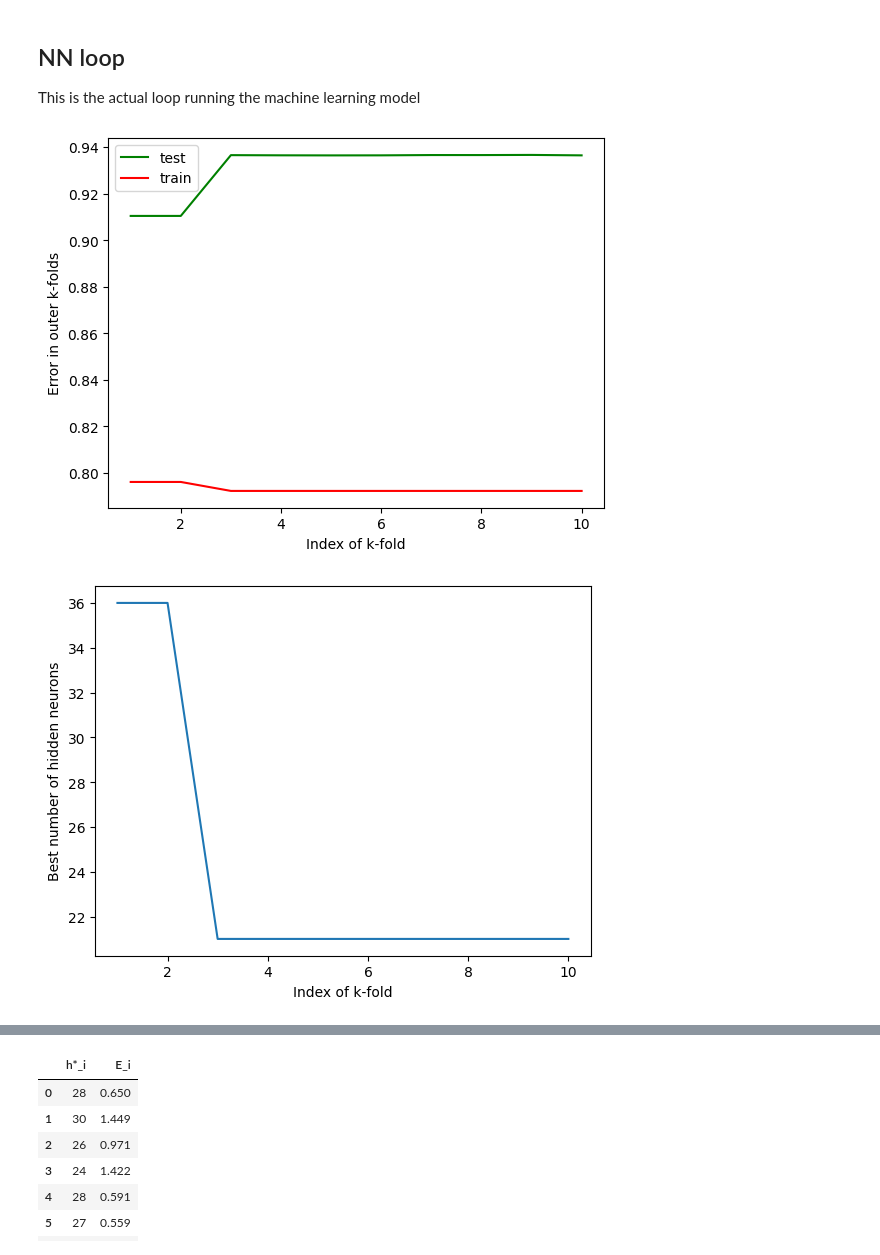
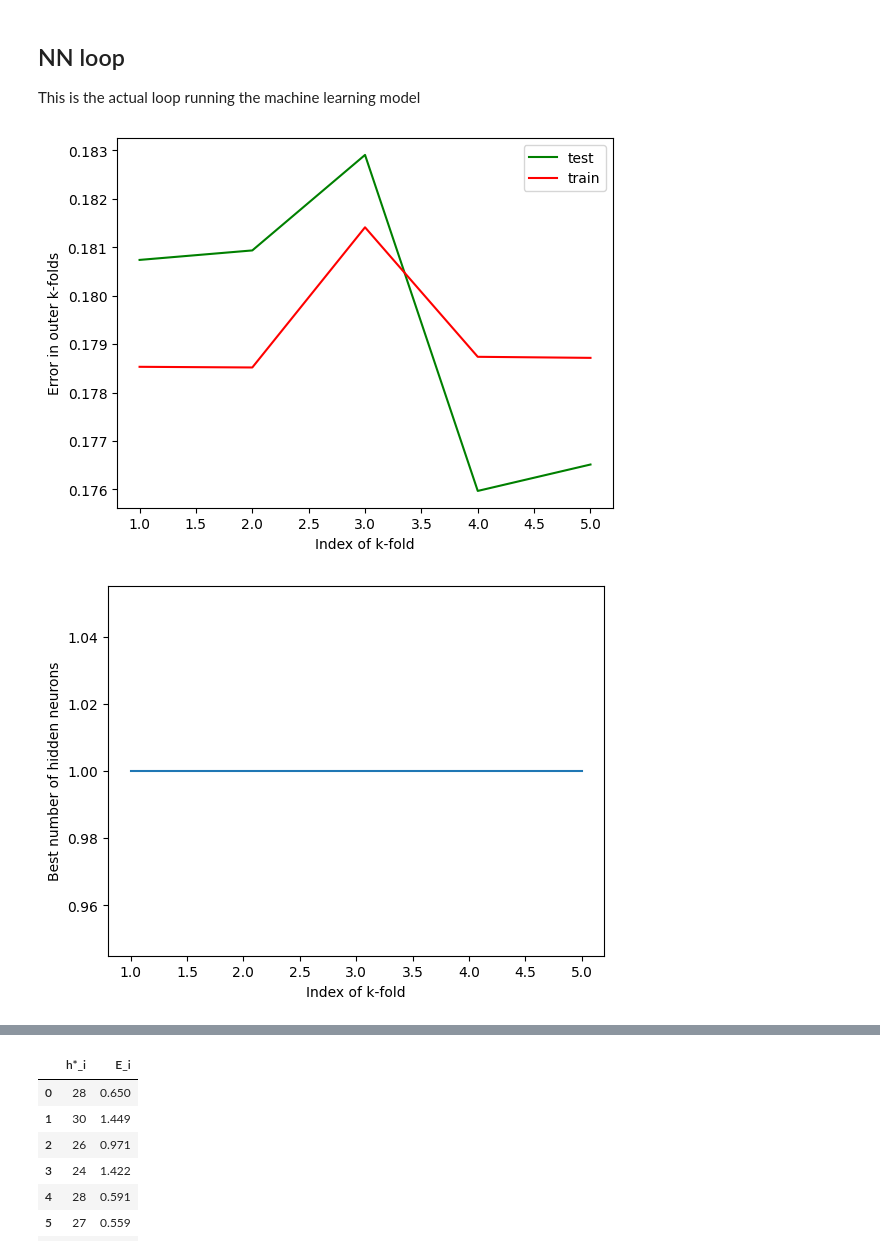
Before and after one commit to jozgu/SourhtAfricaHealthProject, a Jupyter notebook: assignment2.ipynb, the cells around one changed output, grey strips where cells are left out. Saved outputs shown, nothing was run; the diff lists cells and outputs as text; code cells hidden in the pictures.

Commit message:
nu med confusion

```diff
--- a/assignment2.ipynb
+++ b/assignment2.ipynb
@@ -47,7 +48,8 @@ def ANN_model(
         y_train: object,
         y_test: object,
         n_out: int = 1,
-        lr: float = 0.1
+        lr: float = 0.1,
+        confusion: bool = False
     ):
     """
     Function for running (training and testing) ANN model for each k-fold or subset of k-folds
@@ -79,10 +81,14 @@ def ANN_model(
         loss.backward()
 
         optimizer.step()
+    if confusion:
+        pred_y_bin = torch.round(pred_y_test)
+        conf_mtx = confusion_matrix(y_test.detach().numpy(), pred_y_bin.detach().numpy())
+        return train_loss, test_loss, conf_mtx
 
     return train_loss, test_loss
 # %%
-def kfold_iterations(x_data: object, y_data: object, epochs: int, hidden_neurons: list, k: int = 10, ):
+def kfold_iterations(x_data: object, y_data: object, epochs: int, hidden_neurons: list, k: int = 10, confusion: bool = False):
 
     k_inner = len(hidden_neurons) # Make as many k-folds as there are hidden neurons
 
@@ -134,22 +140,25 @@ def kfold_iterations(x_data: object, y_data: object, epochs: int, hidden_neurons
 
         # Run model again for outer layer with best h-value from inner layers
         h_best_NN = hidden_neurons[np.argmin(generalization_error_NN)]
-        train_loss, test_loss = ANN_model(epochs,
-                                 h_best_NN,
-                                 x_train,
-                                 x_test,
-                                 y_train,
-                                 y_test
-                                )
-
+        outputs_NN = ANN_model(epochs,
+                            h_best_NN,
+                            x_train,
+                            x_test,
+                            y_train,
+                            y_test,
+                            confusion = confusion
+                            )
+        train_loss_NN, test_loss_NN = outputs_NN[0], outputs_NN[1]
         '''
         Again put the linear or logistic regression model here
         but this time evaluate on the outer k-fold
         '''
         best_model_NN[i] = h_best_NN
-        E_i_NN[i] = test_loss[-1] # Appending last value for test loss in outer layer, this value will go in the final table
-        final_train_error_NN[i] = train_loss[-1]
+        E_i_NN[i] = test_loss_NN[-1] # Appending last value for test loss in outer layer, this value will go in the final table
+        final_train_error_NN[i] = train_loss_NN[-1]
 
+    if confusion:
+        return final_train_error_NN, E_i_NN, best_model_NN, outputs_NN[2]
     return final_train_error_NN, E_i_NN, best_model_NN
 # %%
 # For linear regression
@@ -161,19 +170,19 @@ train_errors, test_errors, best_model = kfold_iterations(data_reg, data['tobacco
 # For classification
 # Run the whole chebang!! (should take about 10 min)
 hidden_neurons = np.arange(0, 50, 5) + 1
-train_errors, test_errors, best_model = kfold_iterations(data, file['chd'], epochs=200, hidden_neurons=hidden_neurons, k= 60)
+train_errors, test_errors, best_model, conf = kfold_iterations(data, file['chd'], epochs=200, hidden_neurons=hidden_neurons, k= 5, confusion=True)
 # %%
-indices = np.arange(1, 11, 1)
+indices = np.arange(1, 6, 1)
 plt.plot(indices, test_errors, 'g', label="test")
 plt.plot(indices, train_errors, 'r', label="train")
 plt.legend()
 plt.xlabel("Index of k-fold")
 plt.ylabel("Error in outer k-folds")
 plt.show()
 plt.plot(indices, best_model)
 plt.xlabel("Index of k-fold")
 plt.ylabel("Best number of hidden neurons")
 plt.show()
 # %% [output]
-[figure, old version]
+[figure, new version]
-[figure, old version]
+[figure, new version]
```
Also changed, not shown: parts of 3 cells of this notebook.
